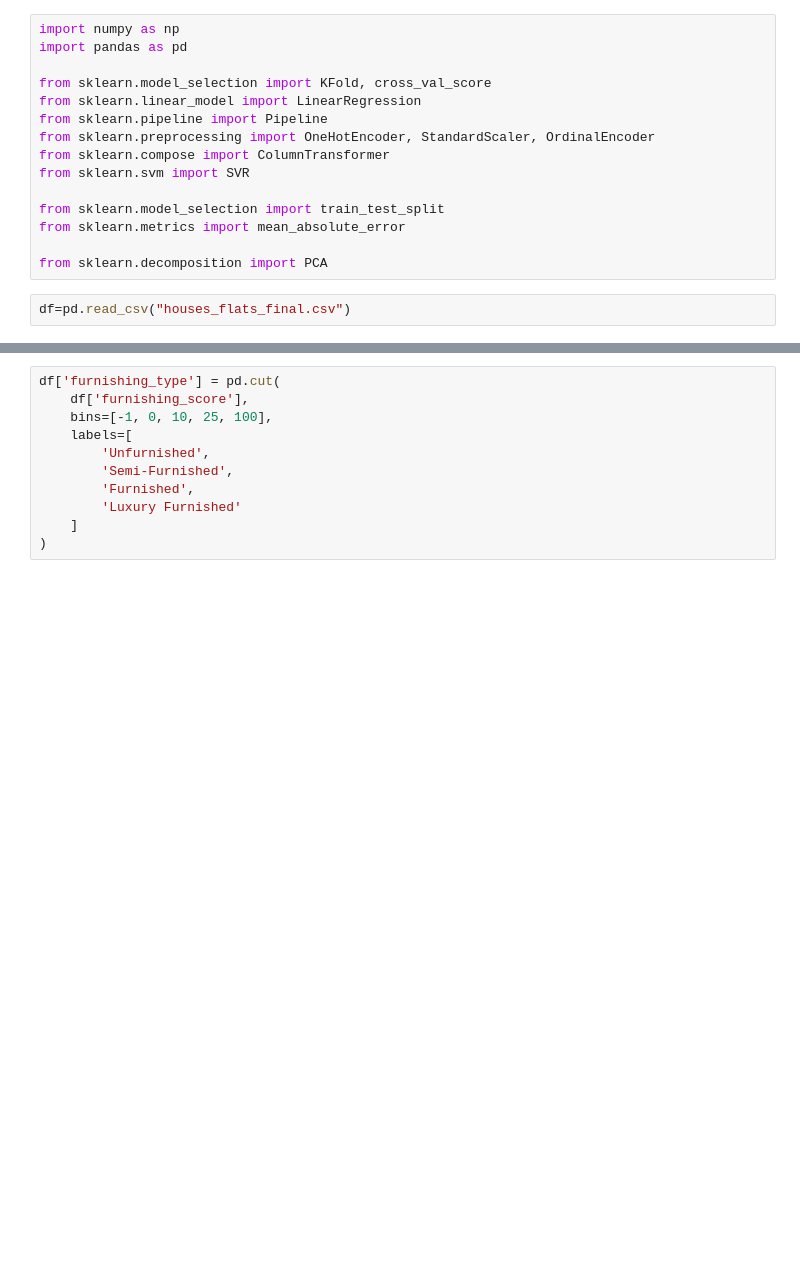
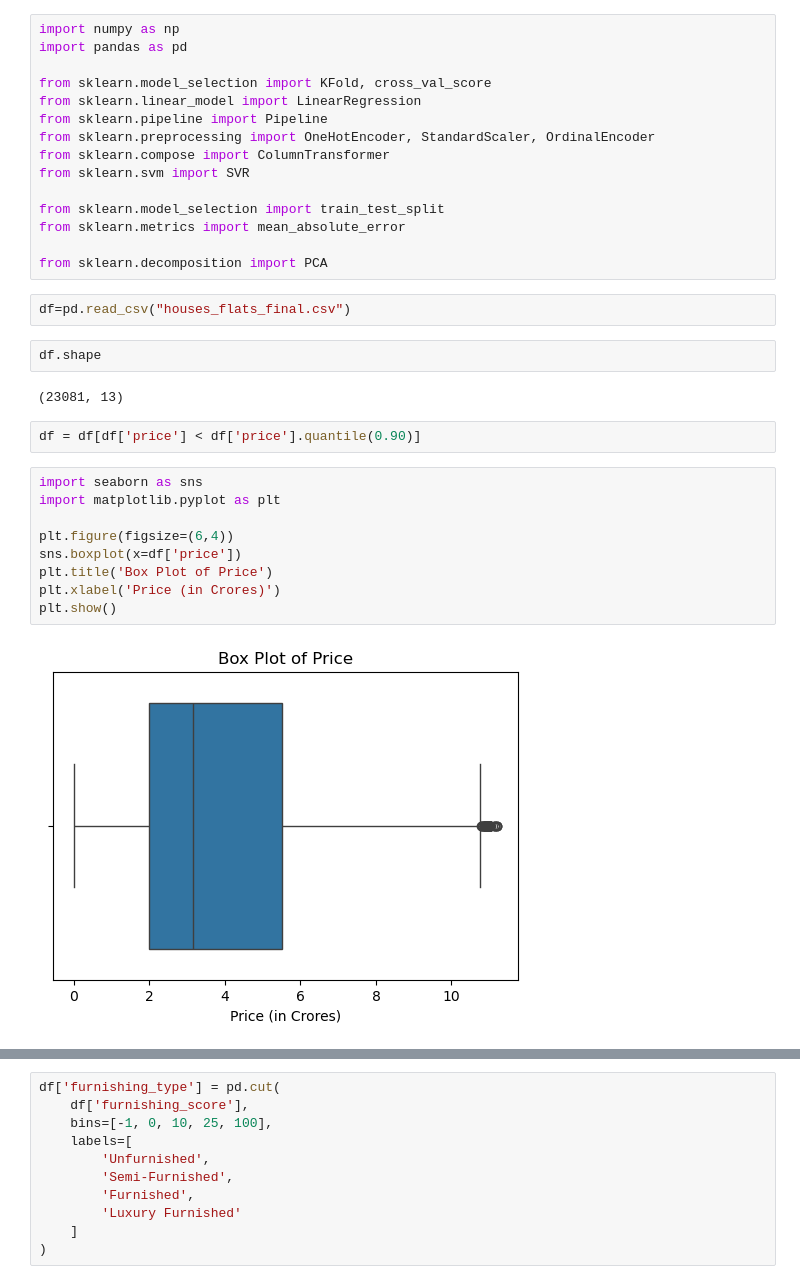
Before and after one commit to zeeshanAhmed2798/real-estate-ml-project, a Jupyter notebook: Data Cleaning/model_selection.ipynb, the cells around one changed output, grey strips where cells are left out. Saved outputs shown, nothing was run; the diff lists cells and outputs as text; blank space fills up the shorter version.

```diff
--- a/Data Cleaning/model_selection.ipynb
+++ b/Data Cleaning/model_selection.ipynb
@@ -15,6 +15,23 @@ from sklearn.metrics import mean_absolute_error
 from sklearn.decomposition import PCA
 # %%
 df=pd.read_csv("houses_flats_final.csv")
+# %%
+df.shape
+# %% [output]
+(23081, 13)
+# %%
+df = df[df['price'] < df['price'].quantile(0.90)]
+# %%
+import seaborn as sns
+import matplotlib.pyplot as plt
+
+plt.figure(figsize=(6,4))
+sns.boxplot(x=df['price'])
+plt.title('Box Plot of Price')
+plt.xlabel('Price (in Crores)')
+plt.show()
+# %% [output]
+[figure, added]
 # %%
 df.head()
 # %% [output]
```
Also changed, not shown: parts of 35 cells of this notebook, 6 other files.
